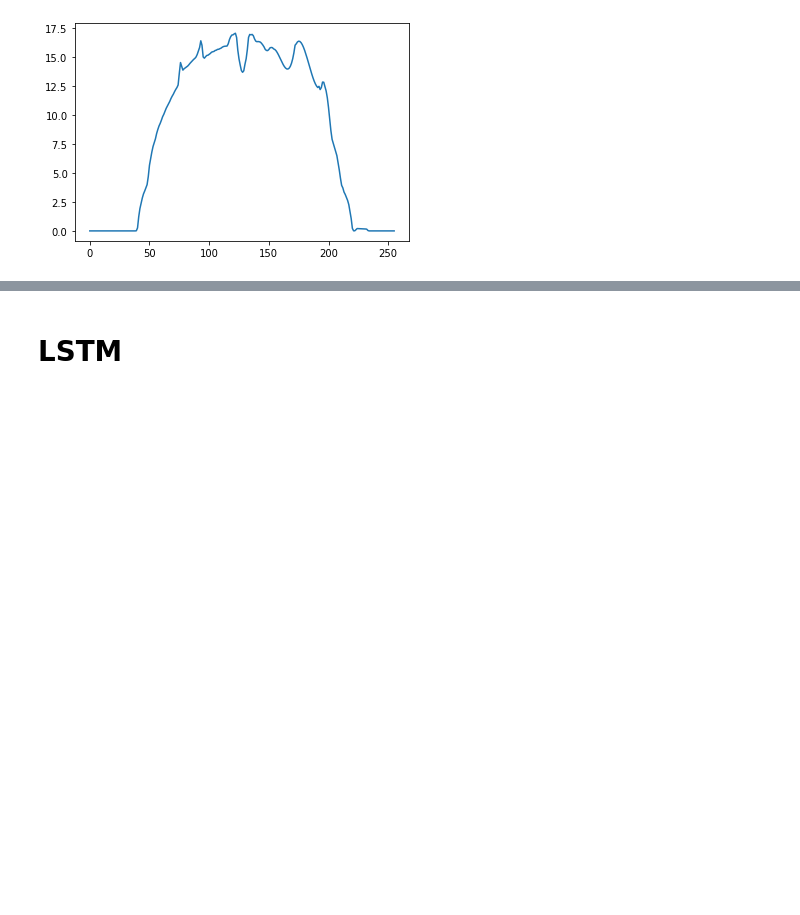
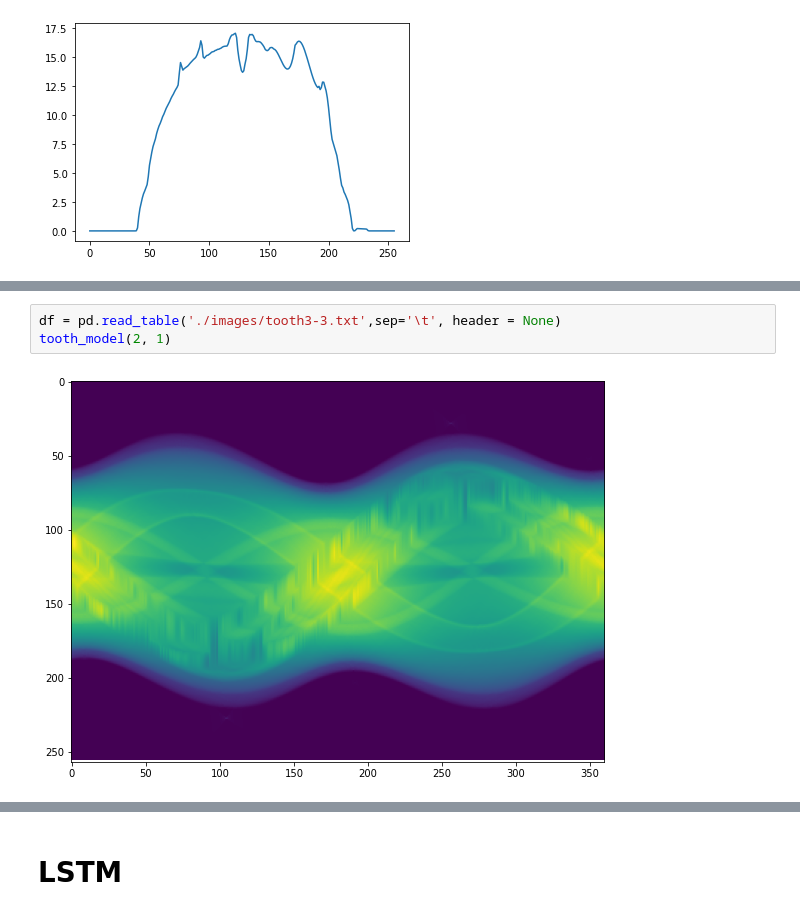
Before and after one commit to KyungRyeolBaek/study, a Jupyter notebook: AI study/치아/Metal3_tooth.ipynb, the cells around one changed output, grey strips where cells are left out. Cells and saved outputs as stored; diff of their text form; blank space fills up the shorter version.

```diff
--- a/AI study/치아/Metal3_tooth.ipynb
+++ b/AI study/치아/Metal3_tooth.ipynb
@@ -448,0 +520,5 @@ Text(0.5, 1.0, 'High-variance model: Fits the data')
+# %%
+df = pd.read_table('./images/tooth3-3.txt',sep='\t', header = None)
+tooth_model(2, 1)
+# %% [output]
+[figure, added]
```
Also changed, not shown: parts of 21 cells of this notebook.
